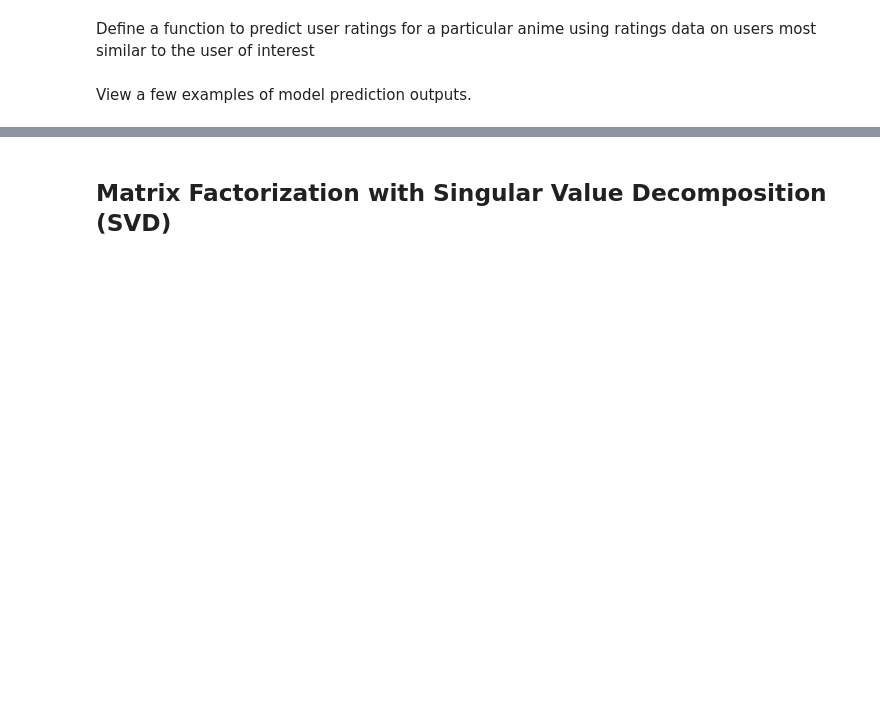
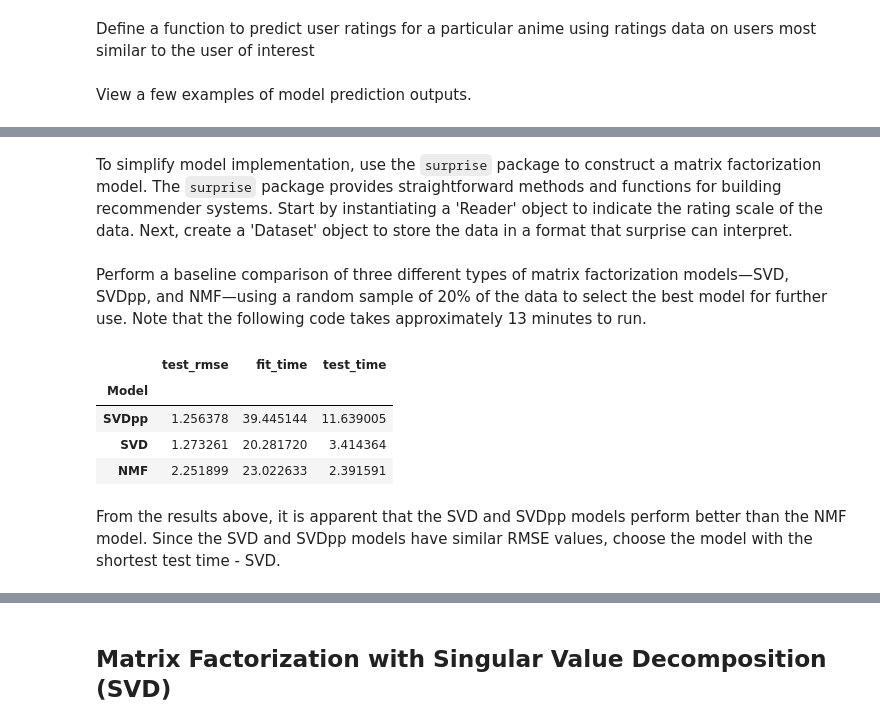
Before and after one commit to Refilwemasapu/Unsupervised-Learning_EG1, a Jupyter notebook: Unsupervised_Learning.ipynb, the cells around one changed output, grey strips where cells are left out. Drawn from its saved outputs; the diff is of its cells as text; code cells hidden in the pictures; blank space fills up the shorter version.

Commit message:
Add code for collaborative svd recommender

```diff
--- a/Unsupervised_Learning.ipynb
+++ b/Unsupervised_Learning.ipynb
@@ -690,0 +682,37 @@ def get_recommendations (user_id, n=1, k=20):
+# %% [markdown]
+To simplify model implementation, use the `surprise` package to construct a matrix factorization model. The `surprise` package provides straightforward methods and functions for building recommender systems. Start by instantiating a 'Reader' object to indicate the rating scale of the data. Next, create a 'Dataset' object to store the data in a format that surprise can interpret.
+# %%
+# Instantiate Reader object
+min_rating = train_data['rating'].min()
+max_rating = train_data['rating'].max()
+reader = Reader(rating_scale=(min_rating, max_rating))
+
+# Instantiate Dataset sample object
+sample_count = round(train_data['user_id'].count() * 0.20)
+sample_data = train_data.sample(sample_count, random_state=42)
+collab_data_sample = Dataset.load_from_df(sample_data, reader)
+# %% [markdown]
+Perform a baseline comparison of three different types of matrix factorization models—SVD, SVDpp, and NMF—using a random sample of 20% of the data to select the best model for further use. Note that the following code takes approximately 13 minutes to run.
+# %%
+benchmark = []
+
+# Compare each of the three matrix factorization models
+for model in [SVD(), SVDpp(), NMF()]:
+
+    # Evaluate model performance using 5-fold cross validation
+    cv_results = cross_validate(model, collab_data_sample, measures=['RMSE'], cv=5, verbose=False)
+
+    # Determine mean results, convert to series, and append to list
+    mean_cv_results = pd.DataFrame.from_dict(cv_results).mean(axis=0)
+    mean_cv_results = mean_cv_results.append(pd.Series([str(model).split(' ')[0].split('.')[-1]], index=['Model']))
+    benchmark.append(mean_cv_results)
+
+pd.DataFrame(benchmark).set_index('Model').sort_values('test_rmse')
+# %% [output]
+|  | test_rmse | fit_time | test_time |
+| Model |  |  |  |
+| SVDpp | 1.256378 | 39.445144 | 11.639005 |
+| SVD | 1.273261 | 20.281720 | 3.414364 |
+| NMF | 2.251899 | 23.022633 | 2.391591 |
+# %% [markdown]
+From the results above, it is apparent that the SVD and SVDpp models perform better than the NMF model. Since the SVD and SVDpp models have similar RMSE values, choose the model with the shortest test time - SVD.
```
Also changed, not shown: parts of 21 cells of this notebook, 4 other files.
